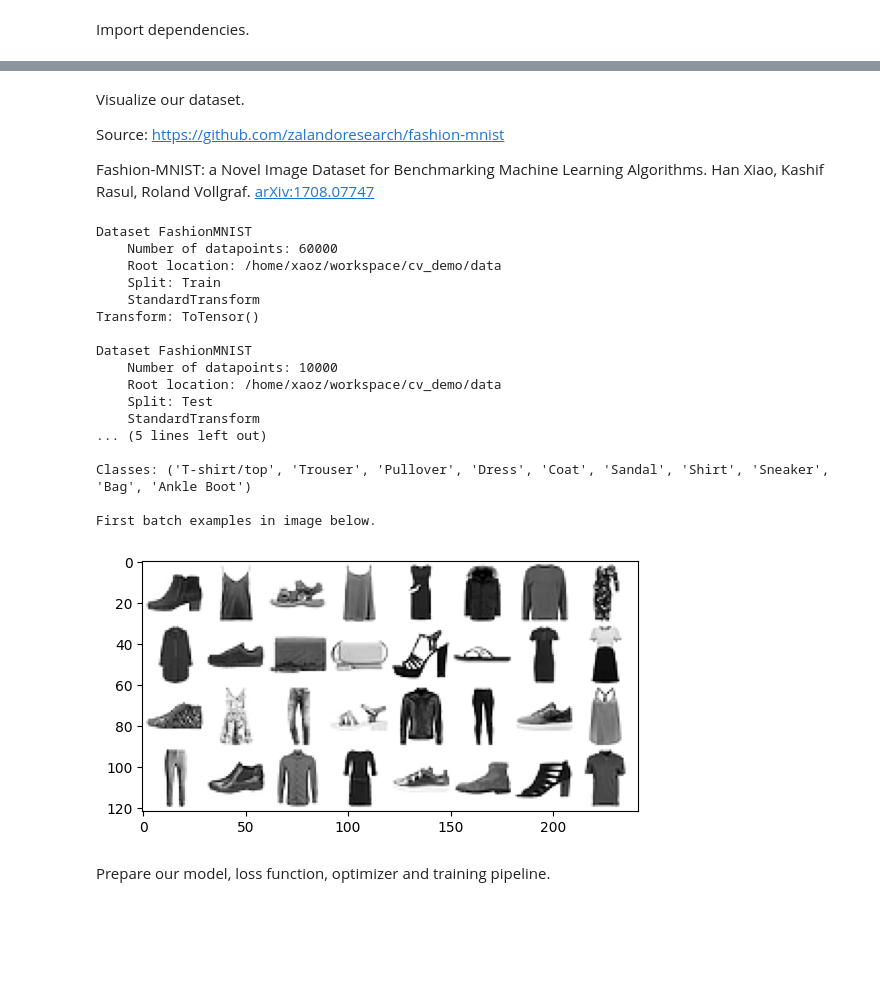
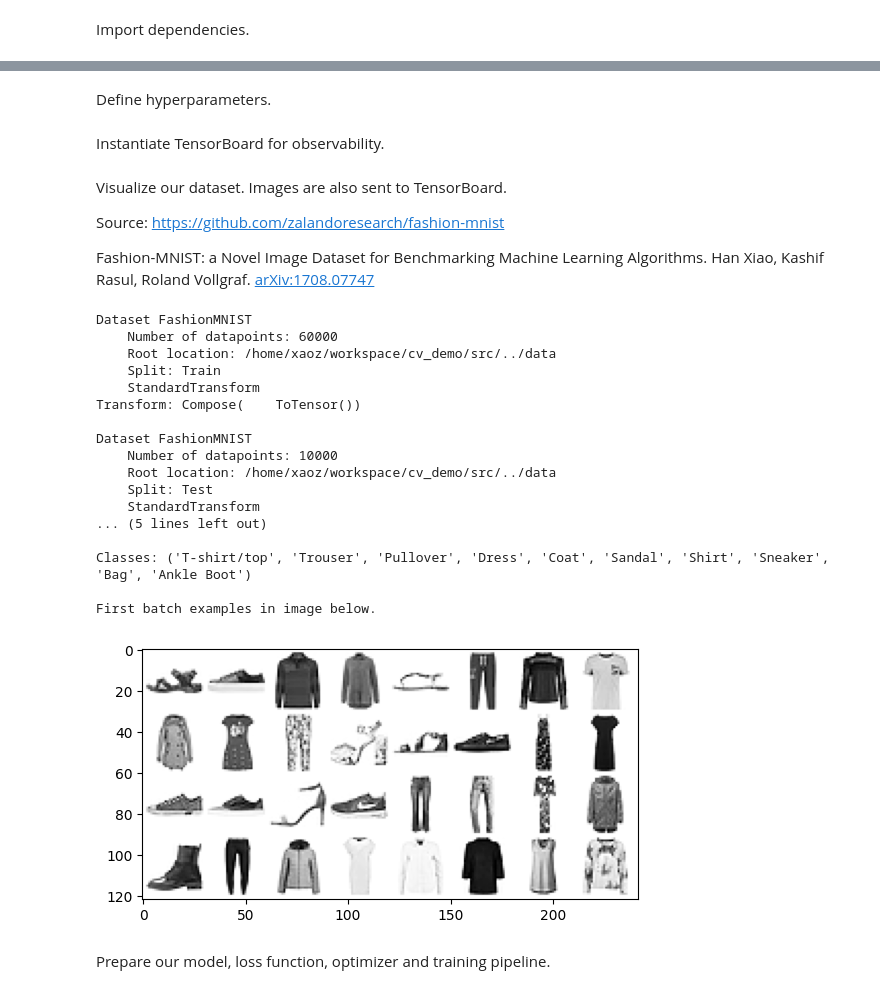
Before and after one commit to PhilipCastiglione/cv_demo, a Jupyter notebook: cv_demo.ipynb, the cells around one changed output, grey strips where cells are left out. Saved outputs shown, nothing was run; the diff lists cells and outputs as text; code cells hidden in the pictures; blank space fills up the shorter version.

```diff
--- a/cv_demo.ipynb
+++ b/cv_demo.ipynb
@@ -2,3 +2,22 @@
 # Computer Vision Demo
 
 This workbook walks through...
+# %%
+%load_ext autoreload
+%autoreload 1
+%aimport src.config
+%aimport src.data
+%aimport src.model
+%aimport src.loss_function
+%aimport src.optimizer
+%aimport src.pipeline
+
+
+LOG_DIR = src.config.LOG_DIR  # type: ignore
+DEVICE = src.config.DEVICE  # type: ignore
+
+Data = src.data.Data  # type: ignore
+Model = src.model.Model  # type: ignore
+LossFunction = src.loss_function.LossFunction  # type: ignore
+Optimizer = src.optimizer.Optimizer  # type: ignore
+Pipeline = src.pipeline.Pipeline  # type: ignore
@@ -26,32 +28,49 @@ The autoreload extension is already loaded. To reload it, use:
+# %% [markdown]
+Define hyperparameters.
+# %%
+BATCH_SIZE = 32
+LEARNING_RATE = 1e-3
+EPOCHS = 10
+# %% [markdown]
+Instantiate TensorBoard for observability.
+# %%
+import os
+import time
+
+from torch.utils.tensorboard import writer
+
+timestamp = str(int(time.time()))
+
+summary_writer = writer.SummaryWriter(os.path.join(LOG_DIR, timestamp, "tensorboard"))
 # %% [markdown]
-Visualize our dataset.
+Visualize our dataset. Images are also sent to TensorBoard.
 
 Source: https://github.com/zalandoresearch/fashion-mnist
 
 Fashion-MNIST: a Novel Image Dataset for Benchmarking Machine Learning Algorithms. Han Xiao, Kashif Rasul, Roland Vollgraf. [arXiv:1708.07747](https://arxiv.org/abs/1708.07747)
 # %%
-data = Data()
+data = Data(batch_size=BATCH_SIZE, summary_writer=summary_writer)
 data.get_data()
 data.inspect_data()
 # %% [output]
 Dataset FashionMNIST
     Number of datapoints: 60000
-    Root location: /home/xaoz/workspace/cv_demo/data
+    Root location: /home/xaoz/workspace/cv_demo/src/../data
     Split: Train
     StandardTransform
-Transform: ToTensor()
+Transform: Compose(    ToTensor())
 
 Dataset FashionMNIST
     Number of datapoints: 10000
-    Root location: /home/xaoz/workspace/cv_demo/data
+    Root location: /home/xaoz/workspace/cv_demo/src/../data
     Split: Test
     StandardTransform
 ... (5 lines left out)
 
 Classes: ('T-shirt/top', 'Trouser', 'Pullover', 'Dress', 'Coat', 'Sandal', 'Shirt', 'Sneaker', 'Bag', 'Ankle Boot')
 
 First batch examples in image below.
-[figure, old version]
+[figure, new version]
 # %% [markdown]
 Prepare our model, loss function, optimizer and training pipeline.
 # %%
```
Also changed, not shown: parts of 6 cells of this notebook, 7 other files.
